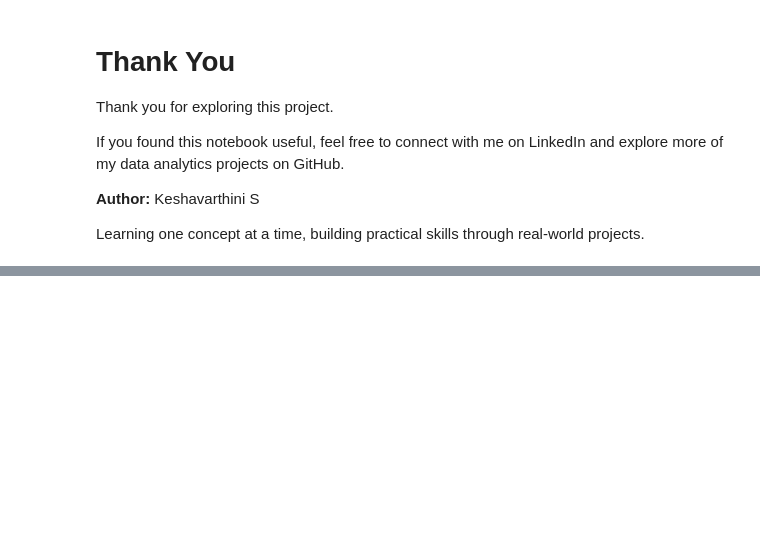
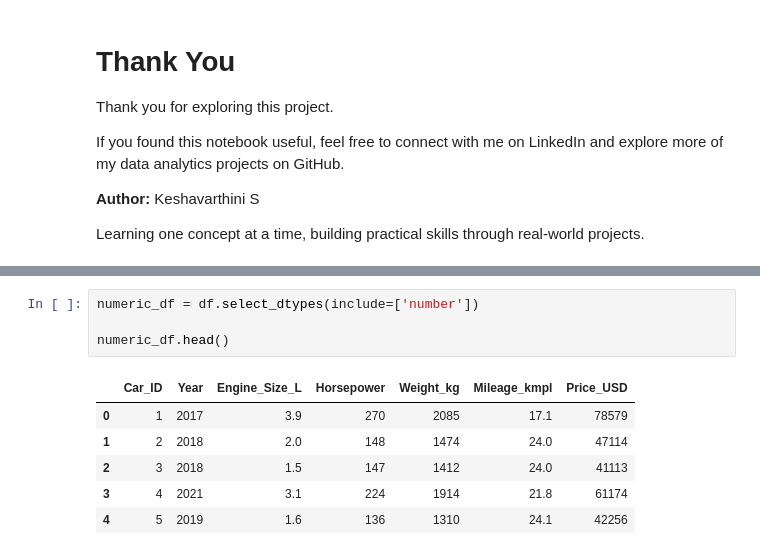
Before and after one commit to kesha072/car-specifications-analysis, a Jupyter notebook: car_analysis.ipynb, the cells around one changed output, grey strips where cells are left out. Saved outputs shown, nothing was run; the diff lists cells and outputs as text; blank space fills up the shorter version.

```diff
--- a/car_analysis.ipynb
+++ b/car_analysis.ipynb
@@ -338,0 +367,11 @@ Learning one concept at a time, building practical skills through real-world pro
+# %%
+numeric_df = df.select_dtypes(include=['number'])
+
+numeric_df.head()
+# %% [output]
+|  | Car_ID | Year | Engine_Size_L | Horsepower | Weight_kg | Mileage_kmpl | Price_USD |
+| 0 | 1 | 2017 | 3.9 | 270 | 2085 | 17.1 | 78579 |
+| 1 | 2 | 2018 | 2.0 | 148 | 1474 | 24.0 | 47114 |
+| 2 | 3 | 2018 | 1.5 | 147 | 1412 | 24.0 | 41113 |
+| 3 | 4 | 2021 | 3.1 | 224 | 1914 | 21.8 | 61174 |
+| 4 | 5 | 2019 | 1.6 | 136 | 1310 | 24.1 | 42256 |
```
Also changed, not shown: parts of 20 cells of this notebook.
